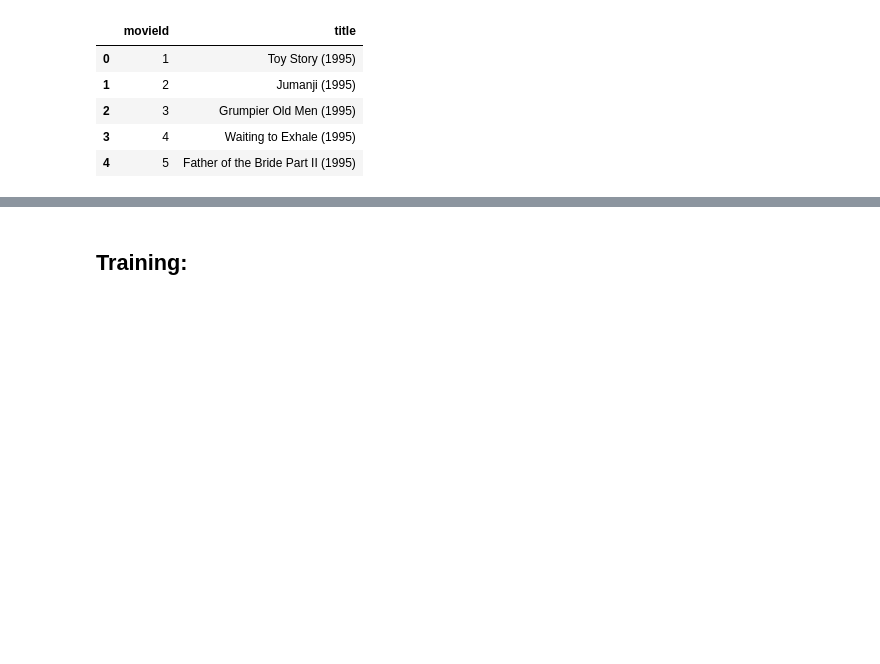
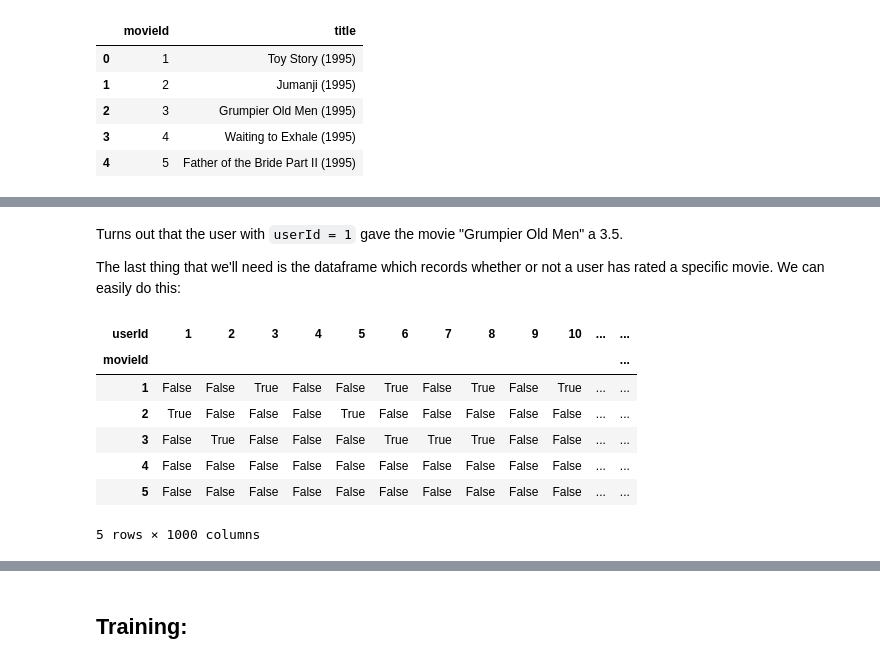
Before and after one commit to AndrewLim1990/recommender_post, a Jupyter notebook: src/product_recommendation.ipynb, the cells around one changed output, grey strips where cells are left out. Cells and saved outputs as stored; diff of their text form; code cells hidden in the pictures; blank space fills up the shorter version.

```diff
--- a/src/product_recommendation.ipynb
+++ b/src/product_recommendation.ipynb
@@ -51,0 +103,17 @@ movies_sub = movies[movies['movieId'].isin(ratings_sub.index)]
+# %% [markdown]
+Turns out that the user with `userId = 1` gave the movie "Grumpier Old Men" a 3.5.
+
+The last thing that we'll need is the dataframe which records whether or not a user has rated a specific movie. We can easily do this:
+# %%
+# Check which users rated which movies
+has_rated = ~pd.isnull(ratings_sub)
+has_rated.head()
+# %% [output]
+| userId | 1 | 2 | 3 | 4 | 5 | 6 | 7 | 8 | 9 | 10 | ... | ... |
+| movieId |  |  |  |  |  |  |  |  |  |  |  | ... |
+| 1 | False | False | True | False | False | True | False | True | False | True | ... | ... |
+| 2 | True | False | False | False | True | False | False | False | False | False | ... | ... |
+| 3 | False | True | False | False | False | True | True | True | False | False | ... | ... |
+| 4 | False | False | False | False | False | False | False | False | False | False | ... | ... |
+| 5 | False | False | False | False | False | False | False | False | False | False | ... | ... |
+5 rows × 1000 columns
```
Also changed, not shown: parts of 26 cells of this notebook, 1 other file.
